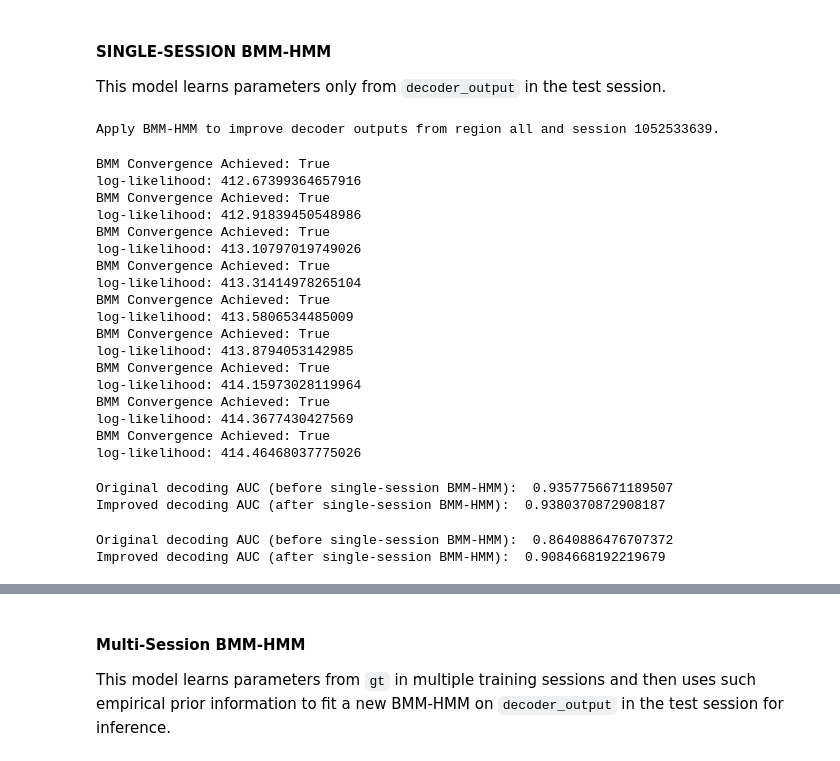
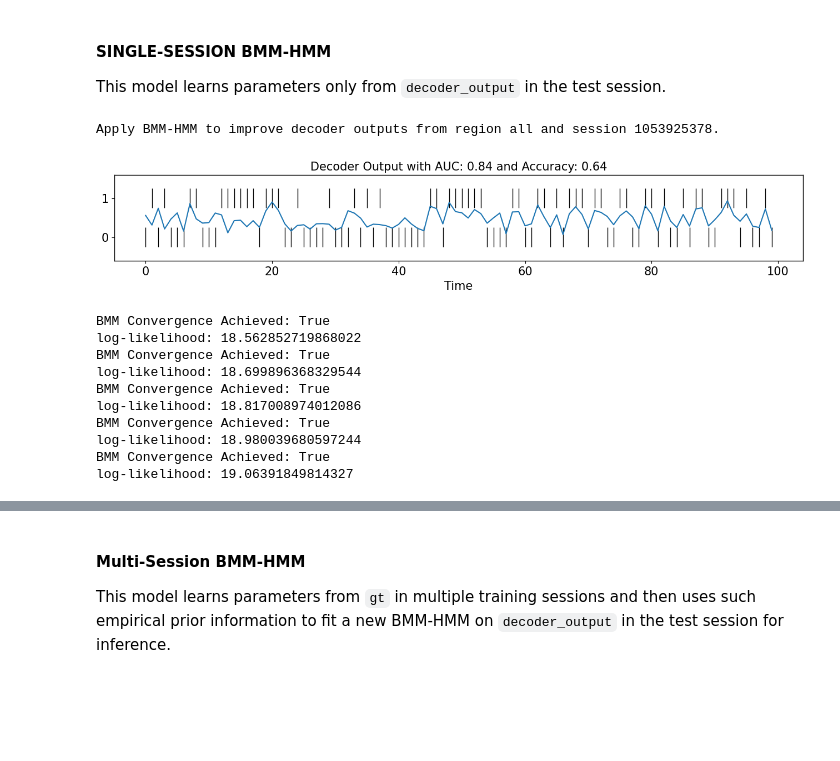
Before and after one commit to yzhang511/neural_decoding, a Jupyter notebook: notebooks/BMM-HMM-example.ipynb, the cells around one changed output, grey strips where cells are left out. Drawn from its saved outputs; the diff is of its cells as text; code cells hidden in the pictures; blank space fills up the shorter version.

```diff
--- a/notebooks/BMM-HMM-example.ipynb
+++ b/notebooks/BMM-HMM-example.ipynb
@@ -64,8 +79,15 @@ This model learns parameters only from `decoder_output` in the test session.
 # %%
-test_pid = "1052533639"
+test_pid = "1053925378"
+
+if len(snippet_dict[test_pid]) < 0:
+    print(f"Skipping {test_pid} as it has no snippet information.")
+
+chunk_id = snippet_dict[test_pid][0]
+chunk_len = 100
+
 test_idx = np.where(np.array(pids) == test_pid)[0][0]
-test_decoder_output = decoder_output_lst[test_idx].squeeze()[:100]
-test_gt = gt_lst[test_idx].squeeze()[:100]
+test_decoder_output = decoder_output_lst[test_idx].squeeze()[chunk_id*chunk_len:(chunk_id+1)*chunk_len]
+test_gt = gt_lst[test_idx].squeeze()[chunk_id*chunk_len:(chunk_id+1)*chunk_len]
 print(f"Apply BMM-HMM to improve decoder outputs from region {brain_region} and session {test_pid}.")
 # %% [output]
-Apply BMM-HMM to improve decoder outputs from region all and session 1052533639.
+Apply BMM-HMM to improve decoder outputs from region all and session 1053925378.
@@ -80,7 +94,27 @@ test_decoder_output = test_decoder_output[sorted_idx]
+# %%
+unique_values = np.unique(test_gt)
+event_positions = [np.where(test_gt == val)[0] for val in unique_values]
+
+from matplotlib import pyplot as plt
+plt.figure(figsize=(16, 2))
+plt.plot(test_decoder_output, color='tab:blue')
+plt.eventplot(
+    event_positions,
+    colors='k',
+    lineoffsets=np.arange(len(unique_values)),
+    linelengths=0.5,
+    linewidths=1
+)
+acc = accuracy_score(test_gt, test_decoder_output > 0.7)
+auc = roc_auc_score(test_gt, test_decoder_output)
+plt.title(f"Decoder Output with AUC: {auc:.2f} and Accuracy: {acc:.2f}")
+plt.xlabel("Time");
+# %% [output]
+[figure, added]
 # %%
 # Initialize BMM-HMM
 states = [0, 1, 2]
-init_pi = {0: np.log(0.2), 1:np.log(0.4), 2:np.log(0.4)}
+init_pi = {0: np.log(0.3), 1:np.log(0.3), 2:np.log(0.3)}
 init_a = {
         0: {0: np.log(.9), 1: np.log(.05), 2: np.log(.05)},
         1: {0: np.log(.05), 1: np.log(.9), 2: np.log(.05)},
@@ -90,8 +124,8 @@ init_phi = {
         1: {0: np.log(.9), 1: np.log(.1)},
         2: {0: np.log(.1), 1: np.log(.9)}
          }
-init_beta_a = [2, 1]
-init_beta_b = [1, 2]
+init_beta_a = [snippet_dict[test_pid][-2], 1]
+init_beta_b = [1, snippet_dict[test_pid][-2]]
 
 # Fit BMM-HMM
 bmm_hmm = BMM_HMM(
@@ -113,23 +147,15 @@ single_sess_B = np.exp(
 )
 # %% [output]
 BMM Convergence Achieved: True
-log-likelihood: 412.67399364657916
+log-likelihood: 18.562852719868022
 BMM Convergence Achieved: True
-log-likelihood: 412.91839450548986
+log-likelihood: 18.699896368329544
 BMM Convergence Achieved: True
-log-likelihood: 413.10797019749026
+log-likelihood: 18.817008974012086
 BMM Convergence Achieved: True
-log-likelihood: 413.31414978265104
+log-likelihood: 18.980039680597244
 BMM Convergence Achieved: True
-log-likelihood: 413.5806534485009
-BMM Convergence Achieved: True
-log-likelihood: 413.8794053142985
-BMM Convergence Achieved: True
-log-likelihood: 414.15973028119964
-BMM Convergence Achieved: True
-log-likelihood: 414.3677430427569
-BMM Convergence Achieved: True
-log-likelihood: 414.46468037775026
+log-likelihood: 19.06391849814327
 # %%
 states = np.array([np.array(list(state.values())) for state in bmm_hmm.forward(test_decoder_output)])
 states = np.exp(states)
@@ -139,17 +165,3 @@ states = states[mask]
 test_decoder_output = test_decoder_output[mask]
 test_gt = test_gt[mask]
 single_sess_preds, single_sess_probs = posterior_inference(bmm_hmm, test_decoder_output)
-# %%
-print('Original decoding AUC (before single-session BMM-HMM): ', roc_auc_score(test_gt, test_decoder_output))
-print('Improved decoding AUC (after single-session BMM-HMM): ', roc_auc_score(test_gt, single_sess_probs))
-# %% [output]
-Original decoding AUC (before single-session BMM-HMM):  0.9357756671189507
-Improved decoding AUC (after single-session BMM-HMM):  0.9380370872908187
-# %%
-test_decoder_output_ = (test_decoder_output > 0.5).astype(int)
-single_sess_probs_ = (single_sess_probs > 0.5).astype(int)
-print('Original decoding AUC (before single-session BMM-HMM): ', roc_auc_score(test_gt[:100], test_decoder_output_[:100]))
-print('Improved decoding AUC (after single-session BMM-HMM): ', roc_auc_score(test_gt[20:100], single_sess_probs_[20:100]))
-# %% [output]
-Original decoding AUC (before single-session BMM-HMM):  0.8640886476707372
-Improved decoding AUC (after single-session BMM-HMM):  0.9084668192219679
```
Also changed, not shown: parts of 9 cells of this notebook, 4 other files.
